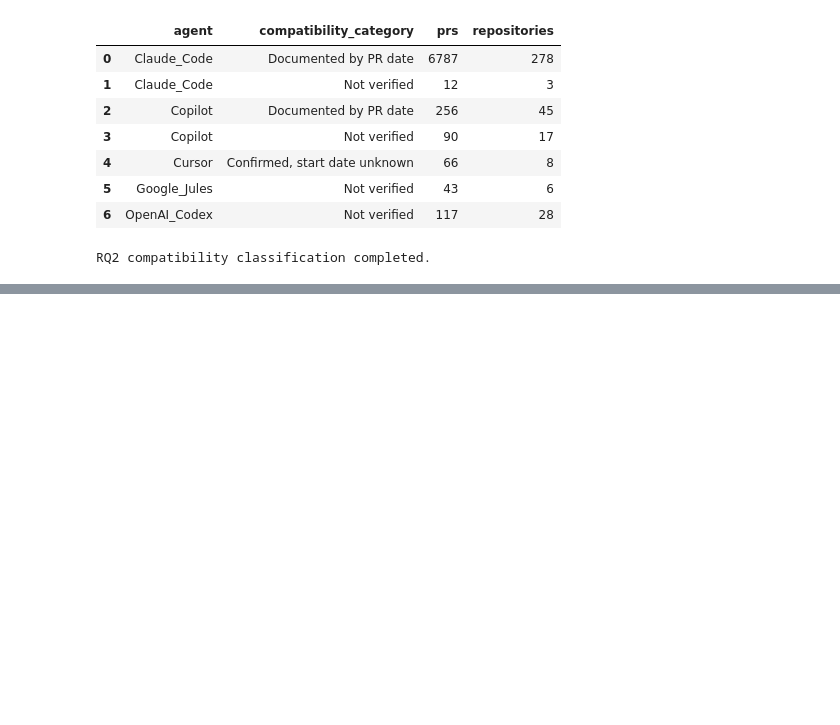
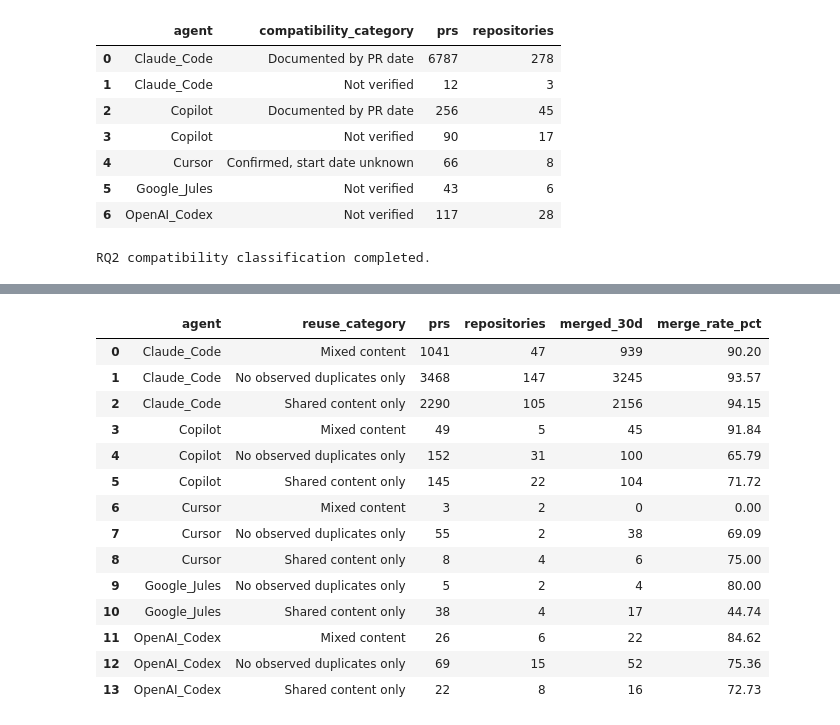
Before and after one commit to ribarb65/agent-skills-pr-acceptance, a Jupyter notebook: notebooks/02_rq2_analysis.ipynb, the cells around one changed output, grey strips where cells are left out. Saved outputs shown, nothing was run; the diff lists cells and outputs as text; code cells hidden in the pictures; blank space fills up the shorter version.

```diff
--- a/notebooks/02_rq2_analysis.ipynb
+++ b/notebooks/02_rq2_analysis.ipynb
@@ -525,0 +1003,70 @@ RQ2 compatibility classification completed.
+# %%
+
+agent_reuse_results = pr_reuse.groupby(
+    ["agent", "reuse_category"]
+).agg(
+    prs=("pr_id", "count"),
+    repositories=("repo", "nunique"),
+    merged_30d=("merged_30d", "sum")
+).reset_index()
+
+agent_reuse_results["merge_rate_pct"] = (
+    100 * agent_reuse_results["merged_30d"]
+    / agent_reuse_results["prs"]
+)
+
+print("Acceptance by agent and content reuse:")
+display(
+    agent_reuse_results.sort_values(
+        ["agent", "reuse_category"]
+    ).round(2)
+)
+
+repo_coverage = pr_reuse.groupby(
+    "repo"
+).agg(
+    prs=("pr_id", "count"),
+    agents=("agent", "nunique"),
+    reuse_categories=("reuse_category", "nunique")
+).reset_index()
+
+agent_repo_coverage = pr_reuse.groupby(
+    ["repo", "agent"]
+).agg(
+    prs=("pr_id", "count"),
+    reuse_categories=("reuse_category", "nunique")
+).reset_index()
+
+print("\nRepository comparability:")
+print("Total repositories:", len(repo_coverage))
+print(
+    "Repositories with multiple reuse categories:",
+    (repo_coverage["reuse_categories"] >= 2).sum()
+)
+print(
+    "Repositories with all three categories:",
+    (repo_coverage["reuse_categories"] == 3).sum()
+)
+
+print("\nWithin-agent and repository comparability:")
+print("Agent-repository combinations:", len(agent_repo_coverage))
+print(
+    "Combinations with multiple reuse categories:",
+    (agent_repo_coverage["reuse_categories"] >= 2).sum()
+)
+
+print("\nComparability by coding agent:")
+display(
+    agent_repo_coverage.groupby("agent").agg(
+        repositories=("repo", "nunique"),
+        repositories_with_multiple_categories=(
+            "reuse_categories",
+            lambda x: (x >= 2).sum()
+        )
+    ).reset_index()
+)
+
+assert agent_reuse_results["prs"].sum() == len(pr_reuse)
+
+print("\nContent reuse comparability assessment completed.")
+# %% [output]
@@ -525,0 +1074,15 @@ RQ2 compatibility classification completed.
+|  | agent | reuse_category | prs | repositories | merged_30d | merge_rate_pct |
+| 0 | Claude_Code | Mixed content | 1041 | 47 | 939 | 90.20 |
+| 1 | Claude_Code | No observed duplicates only | 3468 | 147 | 3245 | 93.57 |
+| 2 | Claude_Code | Shared content only | 2290 | 105 | 2156 | 94.15 |
+| 3 | Copilot | Mixed content | 49 | 5 | 45 | 91.84 |
+| 4 | Copilot | No observed duplicates only | 152 | 31 | 100 | 65.79 |
+| 5 | Copilot | Shared content only | 145 | 22 | 104 | 71.72 |
+| 6 | Cursor | Mixed content | 3 | 2 | 0 | 0.00 |
+| 7 | Cursor | No observed duplicates only | 55 | 2 | 38 | 69.09 |
+| 8 | Cursor | Shared content only | 8 | 4 | 6 | 75.00 |
+| 9 | Google_Jules | No observed duplicates only | 5 | 2 | 4 | 80.00 |
+| 10 | Google_Jules | Shared content only | 38 | 4 | 17 | 44.74 |
+| 11 | OpenAI_Codex | Mixed content | 26 | 6 | 22 | 84.62 |
+| 12 | OpenAI_Codex | No observed duplicates only | 69 | 15 | 52 | 75.36 |
+| 13 | OpenAI_Codex | Shared content only | 22 | 8 | 16 | 72.73 |
```
Also changed, not shown: parts of 40 cells of this notebook.
